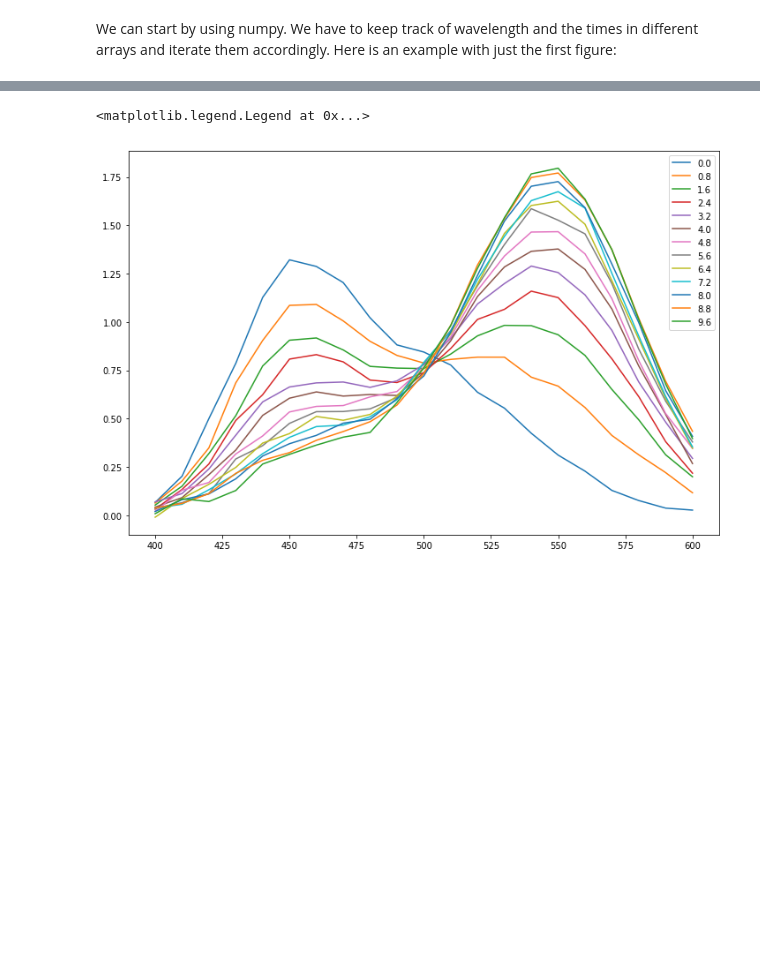
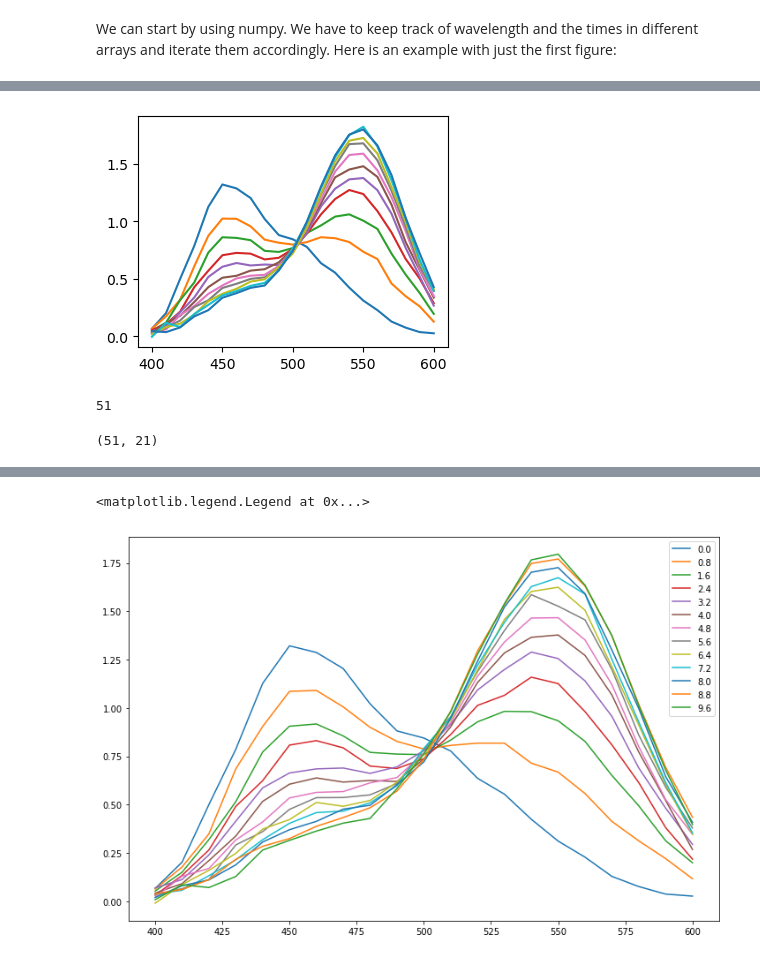
Before and after one commit to rcrehuet/Python_para_Cientificos_2026-CSIC, a Jupyter notebook: notebooks/absorbance-numpy.ipynb, the cells around one changed output, grey strips where cells are left out. Cells and saved outputs as stored; diff of their text form; code cells hidden in the pictures; blank space fills up the shorter version.

```diff
--- a/notebooks/absorbance-numpy.ipynb
+++ b/notebooks/absorbance-numpy.ipynb
@@ -28,0 +66,12 @@ abs =  # extract absorbance
+# %%
+plt.plot(lam, absorb[::5].T)
+# %% [output]
+[figure, added]
+# %%
+len(times)
+# %% [output]
+51
+# %%
+absorb.shape[0]
+# %% [output]
+(51, 21)
```
Also changed, not shown: parts of 32 cells of this notebook, 2 other files.
